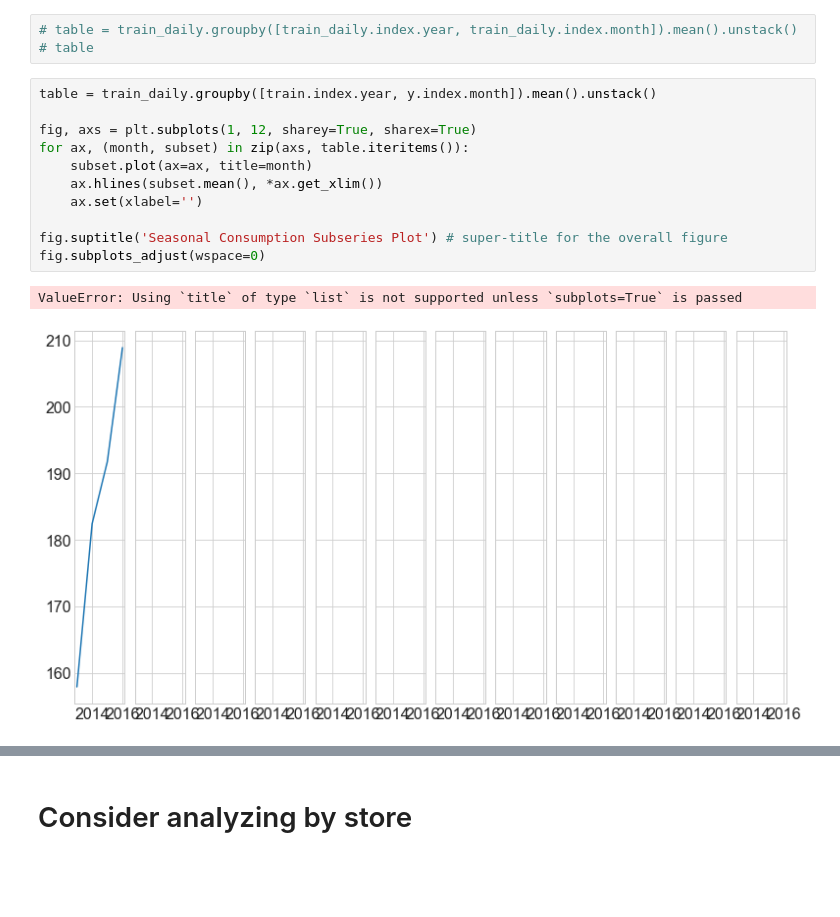
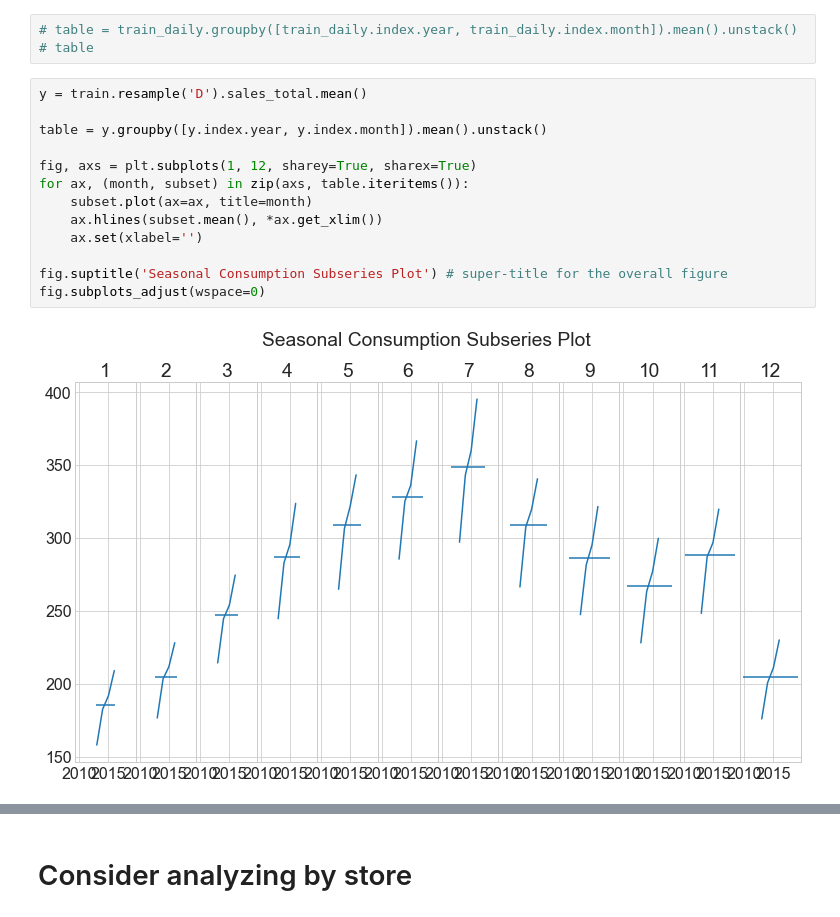
Before and after one commit to brianclements03/time_series_exercises, a Jupyter notebook: TSA_explore_exercises.ipynb, the cells around one changed output, grey strips where cells are left out. Saved outputs shown, nothing was run; the diff lists cells and outputs as text; blank space fills up the shorter version.

```diff
--- a/TSA_explore_exercises.ipynb
+++ b/TSA_explore_exercises.ipynb
@@ -271,18 +302,19 @@ train_daily.groupby([train_daily.index.year, train_daily.index.month]).mean().un
 # table = train_daily.groupby([train_daily.index.year, train_daily.index.month]).mean().unstack()
 # table
 # %%
-table = train_daily.groupby([train.index.year, y.index.month]).mean().unstack()
+y = train.resample('D').sales_total.mean()
+
+table = y.groupby([y.index.year, y.index.month]).mean().unstack()
 
 fig, axs = plt.subplots(1, 12, sharey=True, sharex=True)
 for ax, (month, subset) in zip(axs, table.iteritems()):
     subset.plot(ax=ax, title=month)
     ax.hlines(subset.mean(), *ax.get_xlim())
     ax.set(xlabel='')
 
 fig.suptitle('Seasonal Consumption Subseries Plot') # super-title for the overall figure
 fig.subplots_adjust(wspace=0)
 # %% [output]
-ValueError: Using `title` of type `list` is not supported unless `subplots=True` is passed
-[figure, old version]
+[figure, new version]
 # %%
 pd.plotting.autocorrelation_plot(train_daily.sales_total.resample('W').mean())
```
Also changed, not shown: parts of 21 cells of this notebook.
